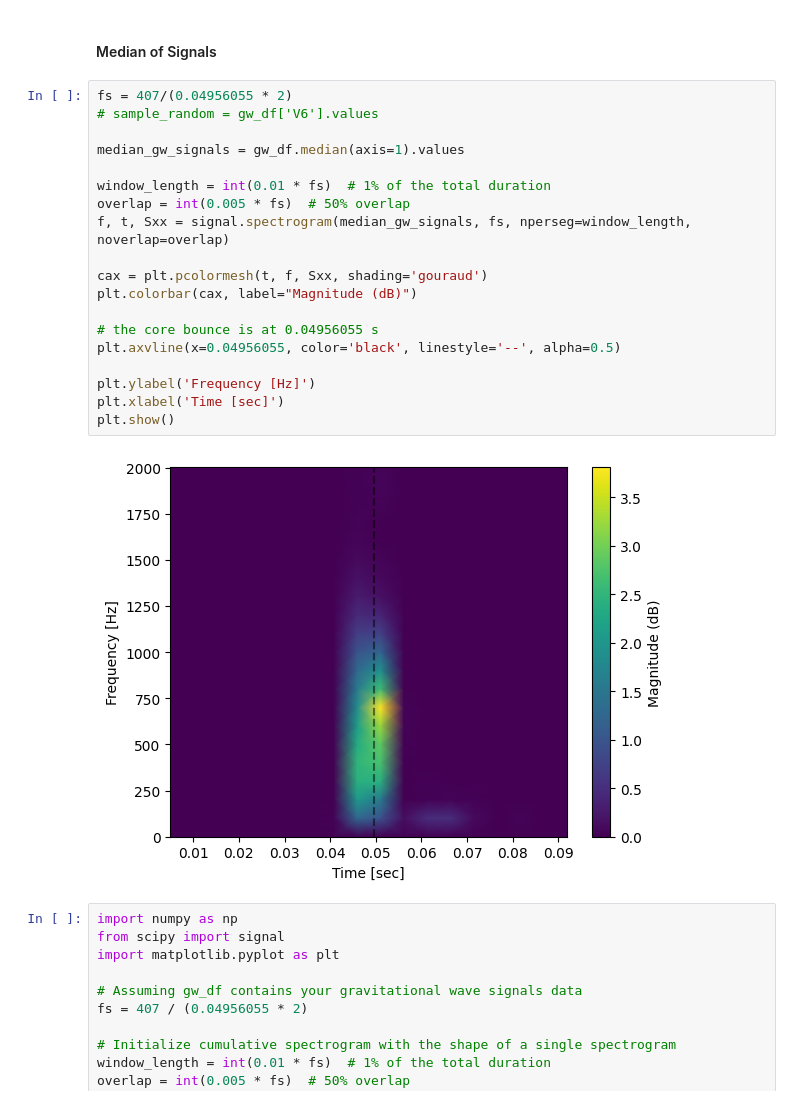
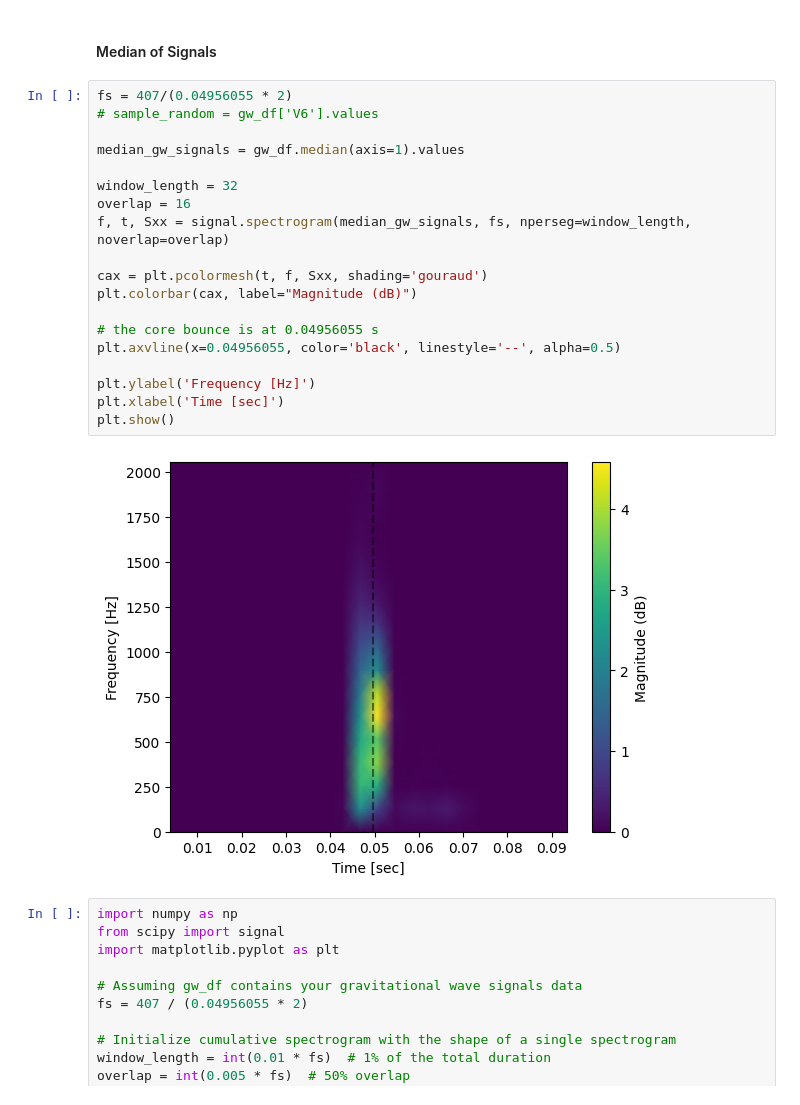
Before and after one commit to the-tarin/gw-generative-models, a Jupyter notebook: analysis/signal_analysis.ipynb, the cells around one changed output. Saved outputs shown, nothing was run; the diff lists cells and outputs as text.

```diff
--- a/analysis/signal_analysis.ipynb
+++ b/analysis/signal_analysis.ipynb
@@ -202,24 +202,24 @@ plt.show()
 # %%
 fs = 407/(0.04956055 * 2)
 # sample_random = gw_df['V6'].values
 
 median_gw_signals = gw_df.median(axis=1).values
 
-window_length = int(0.01 * fs)  # 1% of the total duration
-overlap = int(0.005 * fs)  # 50% overlap
+window_length = 32
+overlap = 16
 f, t, Sxx = signal.spectrogram(median_gw_signals, fs, nperseg=window_length, noverlap=overlap)
 
 cax = plt.pcolormesh(t, f, Sxx, shading='gouraud')
 plt.colorbar(cax, label="Magnitude (dB)")
 
 # the core bounce is at 0.04956055 s
 plt.axvline(x=0.04956055, color='black', linestyle='--', alpha=0.5)
 
 plt.ylabel('Frequency [Hz]')
 plt.xlabel('Time [sec]')
 plt.show()
 # %% [output]
-[figure, old version]
+[figure, new version]
 # %%
 import numpy as np
 from scipy import signal
```
Also changed, not shown: parts of 3 cells of this notebook, 2 other files.
